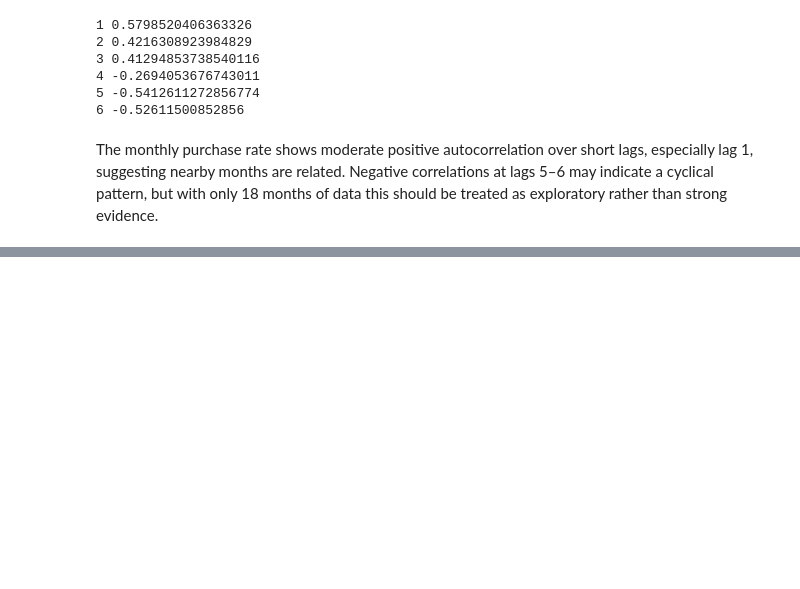
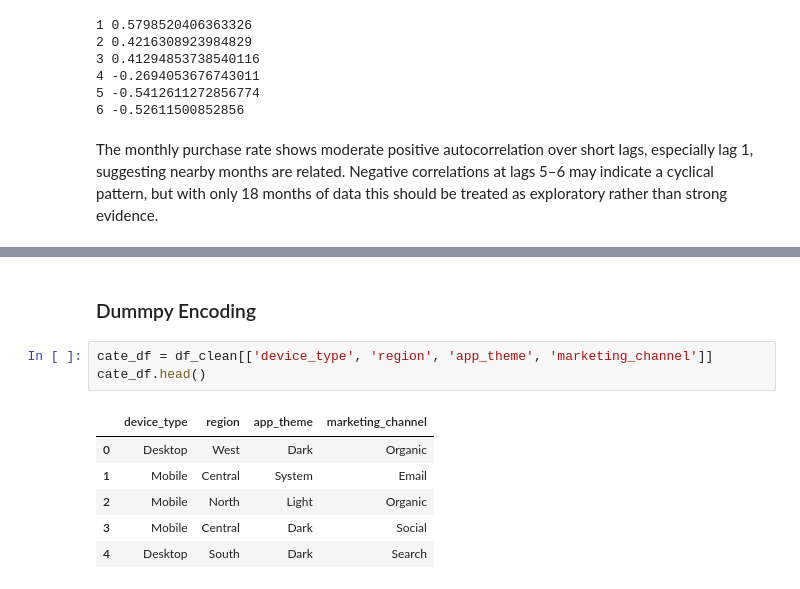
Before and after one commit to diyorarti/Learning_Data_Science, a Jupyter notebook: Statistics/3_Regression/Logistic_regression/Independence_Observations_Assumption.ipynb, the cells around one changed output, grey strips where cells are left out. Drawn from its saved outputs; the diff is of its cells as text; blank space fills up the shorter version.

```diff
--- a/Statistics/3_Regression/Logistic_regression/Independence_Observations_Assumption.ipynb
+++ b/Statistics/3_Regression/Logistic_regression/Independence_Observations_Assumption.ipynb
@@ -510,0 +452,12 @@ The monthly purchase rate shows moderate positive autocorrelation over short lag
+# %% [markdown]
+### Dummpy Encoding
+# %%
+cate_df = df_clean[['device_type', 'region', 'app_theme', 'marketing_channel']]
+cate_df.head()
+# %% [output]
+|  | device_type | region | app_theme | marketing_channel |
+| 0 | Desktop | West | Dark | Organic |
+| 1 | Mobile | Central | System | Email |
+| 2 | Mobile | North | Light | Organic |
+| 3 | Mobile | Central | Dark | Social |
+| 4 | Desktop | South | Dark | Search |
```
Also changed, not shown: parts of 40 cells of this notebook, 1 other file.
